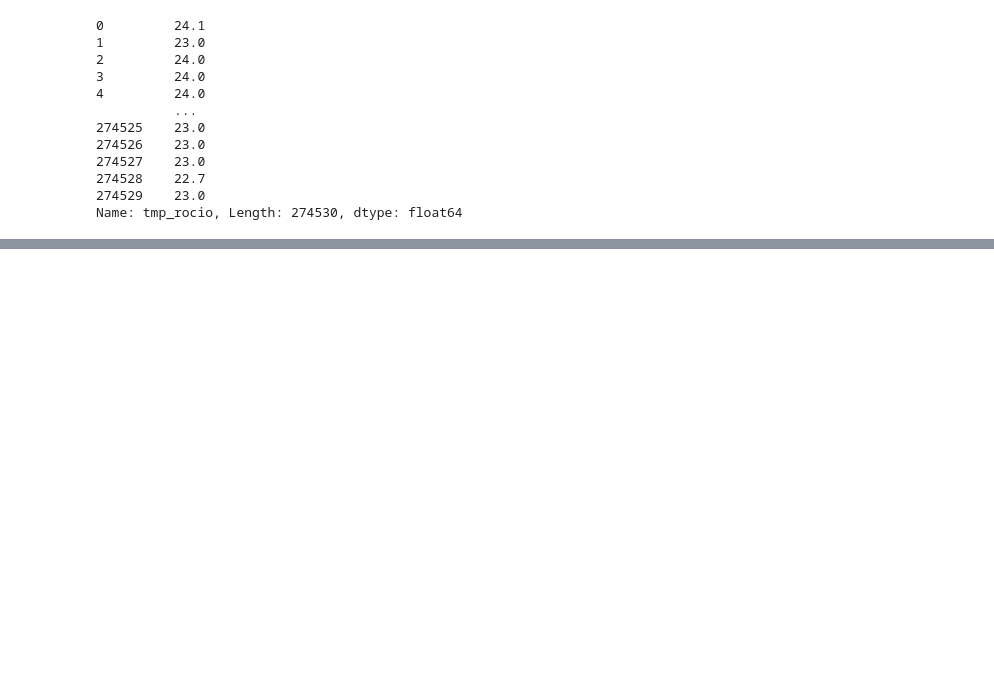
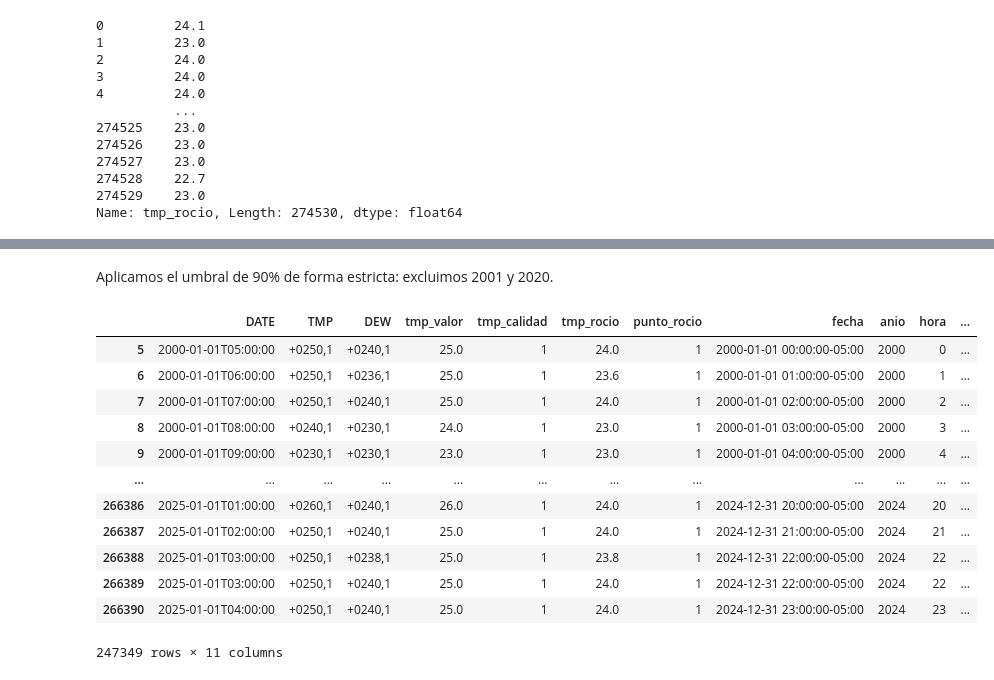
Before and after one commit to David-Sac/clima-iquitos, a Jupyter notebook: notebooks/01_exploracion.ipynb, the cells around one changed output, grey strips where cells are left out. Cells and saved outputs as stored; diff of their text form; code cells hidden in the pictures; blank space fills up the shorter version.

```diff
--- a/notebooks/01_exploracion.ipynb
+++ b/notebooks/01_exploracion.ipynb
@@ -280,0 +455,3 @@ df[["tmp_rocio", "punto_rocio"]].describe()
+# %%
+validos = df.dropna(subset=["tmp_rocio", "punto_rocio"])
+horas_validas = validos.groupby("anio")["fecha_hora"].nunique()
@@ -280,0 +482,5 @@ df[["tmp_rocio", "punto_rocio"]].describe()
+# %%
+horas_anio = pd.Series({
+    anio: (366 if pd.Timestamp(year=anio, month=1, day=1).is_leap_year else 365) * 24
+    for anio in horas_validas.index
+})
@@ -280,0 +489,9 @@ df[["tmp_rocio", "punto_rocio"]].describe()
+# %%
+cobertura_real = (horas_validas / horas_anio * 100).round(1)
+
+comparacion = pd.DataFrame({
+    "cobertura_inicial": cobertura_pct,
+    "cobertura_real": cobertura_real
+})
+comparacion["diferencia"] = comparacion["cobertura_inicial"] - comparacion["cobertura_real"]
+comparacion
@@ -280,0 +543,21 @@ df[["tmp_rocio", "punto_rocio"]].describe()
+# %% [markdown]
+Aplicamos el umbral de 90% de forma estricta: excluimos 2001 y 2020.
+# %%
+anios_validos = cobertura_real[cobertura_real >= 90].index
+df = df[df["anio"].isin(anios_validos)].copy()
+# %%
+df
+# %% [output]
+|  | DATE | TMP | DEW | tmp_valor | tmp_calidad | tmp_rocio | punto_rocio | fecha | anio | hora | ... |
+| 5 | 2000-01-01T05:00:00 | +0250,1 | +0240,1 | 25.0 | 1 | 24.0 | 1 | 2000-01-01 00:00:00-05:00 | 2000 | 0 | ... |
+| 6 | 2000-01-01T06:00:00 | +0250,1 | +0236,1 | 25.0 | 1 | 23.6 | 1 | 2000-01-01 01:00:00-05:00 | 2000 | 1 | ... |
+| 7 | 2000-01-01T07:00:00 | +0250,1 | +0240,1 | 25.0 | 1 | 24.0 | 1 | 2000-01-01 02:00:00-05:00 | 2000 | 2 | ... |
+| 8 | 2000-01-01T08:00:00 | +0240,1 | +0230,1 | 24.0 | 1 | 23.0 | 1 | 2000-01-01 03:00:00-05:00 | 2000 | 3 | ... |
+| 9 | 2000-01-01T09:00:00 | +0230,1 | +0230,1 | 23.0 | 1 | 23.0 | 1 | 2000-01-01 04:00:00-05:00 | 2000 | 4 | ... |
+| ... | ... | ... | ... | ... | ... | ... | ... | ... | ... | ... | ... |
+| 266386 | 2025-01-01T01:00:00 | +0260,1 | +0240,1 | 26.0 | 1 | 24.0 | 1 | 2024-12-31 20:00:00-05:00 | 2024 | 20 | ... |
+| 266387 | 2025-01-01T02:00:00 | +0250,1 | +0240,1 | 25.0 | 1 | 24.0 | 1 | 2024-12-31 21:00:00-05:00 | 2024 | 21 | ... |
+| 266388 | 2025-01-01T03:00:00 | +0250,1 | +0238,1 | 25.0 | 1 | 23.8 | 1 | 2024-12-31 22:00:00-05:00 | 2024 | 22 | ... |
+| 266389 | 2025-01-01T03:00:00 | +0250,1 | +0240,1 | 25.0 | 1 | 24.0 | 1 | 2024-12-31 22:00:00-05:00 | 2024 | 22 | ... |
+| 266390 | 2025-01-01T04:00:00 | +0250,1 | +0240,1 | 25.0 | 1 | 24.0 | 1 | 2024-12-31 23:00:00-05:00 | 2024 | 23 | ... |
+247349 rows × 11 columns
```
Also changed, not shown: parts of 23 cells of this notebook.
